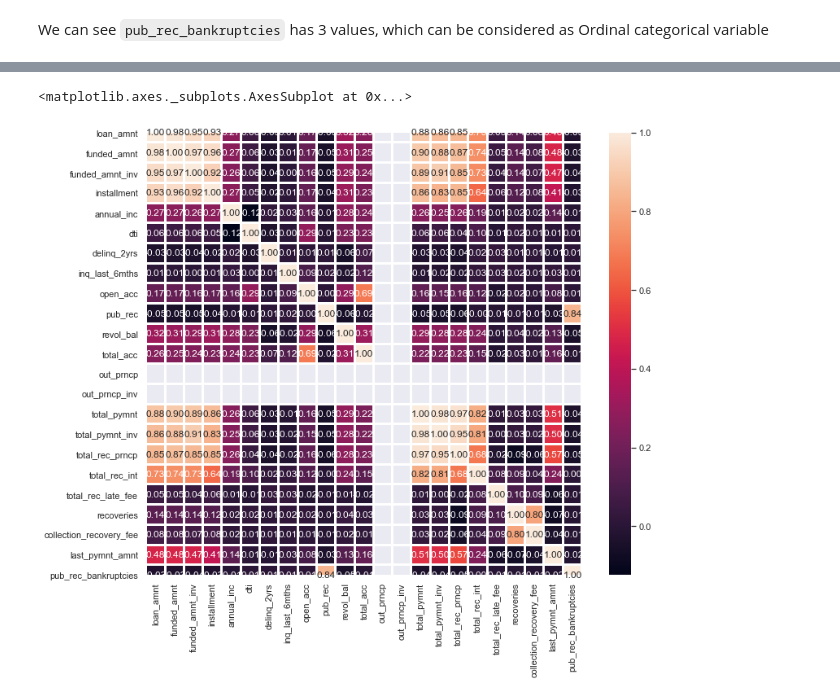
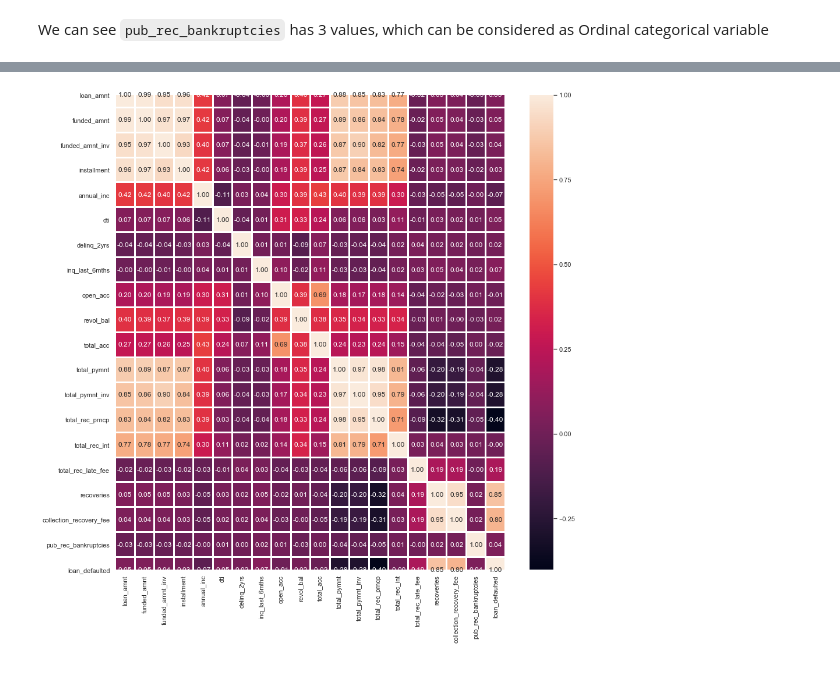
Before and after one commit to ashwanikumar04/loan-defaulter-case-study, a Jupyter notebook: ashwani_kumar.ipynb, the cells around one changed output, grey strips where cells are left out. Cells and saved outputs as stored; diff of their text form; code cells hidden in the pictures.

```diff
--- a/ashwani_kumar.ipynb
+++ b/ashwani_kumar.ipynb
@@ -301,0 +329,3 @@ memory usage: 11.5+ MB
+# %%
+loans = loans[~(loans['loan_status']=='Current')]
+loans['loan_defaulted'] = loans['loan_status'].apply(lambda x: 1 if x =='Charged Off' else 0)
@@ -301,0 +334,2 @@ memory usage: 11.5+ MB
+# %%
+loans = loans.drop(['out_prncp', 'out_prncp_inv'], axis=1)
@@ -320,0 +425,3 @@ loans.groupby(['loan_status','pub_rec']).sum().reset_index().plot()
+# %%
+loans = loans.drop(['pub_rec', 'last_credit_pull_d',
+                    'last_pymnt_amnt', 'last_pymnt_d'], axis=1)
@@ -328,6 +453,3 @@ Deleting all rows where the status is `current`
-# %%
-loans = loans[~(loans['loan_status']=='Current')]
-loans['loan_defaulted'] = loans['loan_status'].apply(lambda x: 'Y' if x =='Charged Off' else 'N')
 # %%
 loans['loan_status'].value_counts()
 # %% [output]
@@ -434,6 +527,8 @@ memory usage: 12.5+ MB
 # %%
-sns.set(rc={'figure.figsize':(12,10)})
-sns.heatmap(loans_num.corr(), annot=True, fmt='.2f', linewidths=2)
+sns.set(rc={'figure.figsize':(15,15)})
+sns.set()
+sns.heatmap(loans_num.corr(method='spearman'), annot=True, fmt='.2f', linewidths=2)
+
+sns.set()
 # %% [output]
-<matplotlib.axes._subplots.AxesSubplot at 0x...>
-[figure, old version]
+[figure, new version]
```
Also changed, not shown: parts of 28 cells of this notebook, 1 other file.
